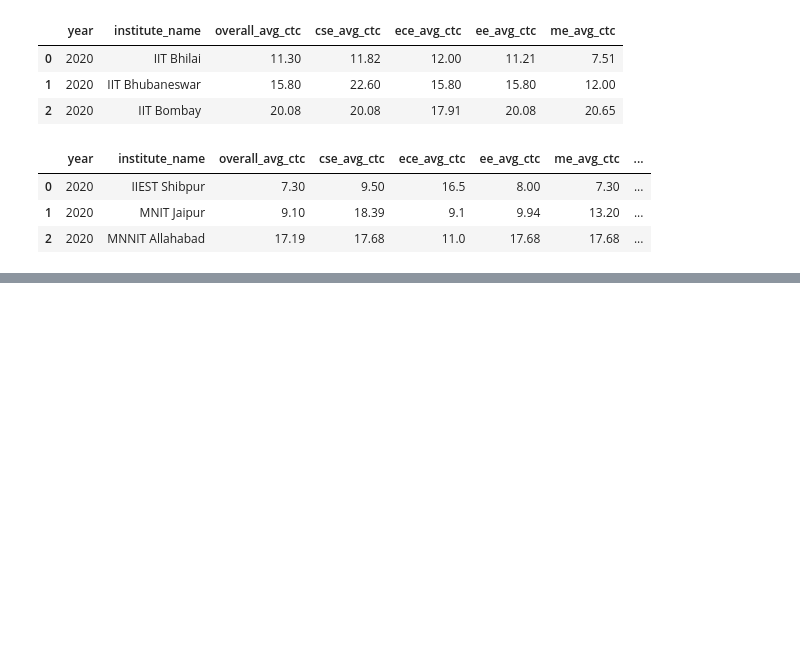
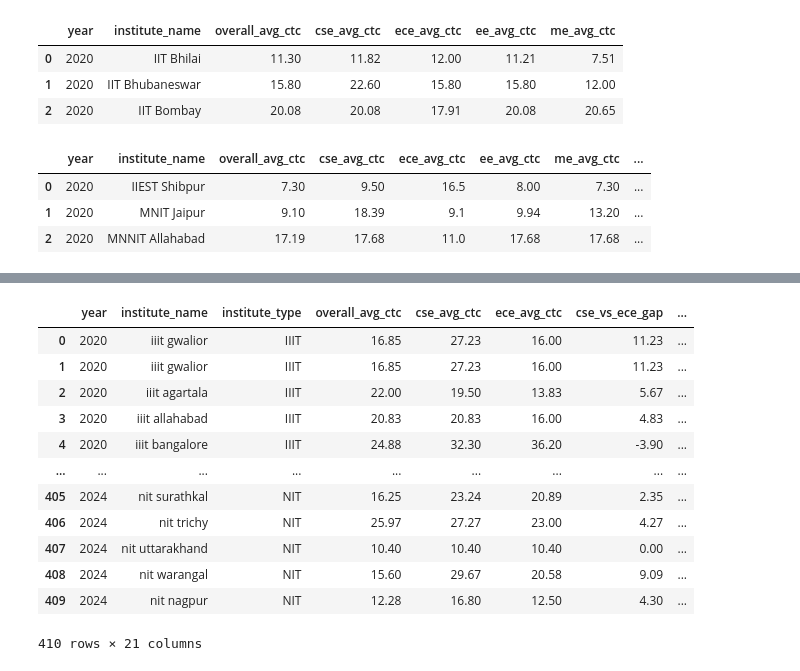
Before and after one commit to anuragchaubey1224/smart-college-recommender, a Jupyter notebook: notebooks/merge_placement_meta.ipynb, the cells around one changed output, grey strips where cells are left out. Cells and saved outputs as stored; diff of their text form; code cells hidden in the pictures; blank space fills up the shorter version.

Commit message:
merged placement and meta data and saved in csv

```diff
--- a/notebooks/merge_placement_meta.ipynb
+++ b/notebooks/merge_placement_meta.ipynb
@@ -64,0 +227,2 @@ df_placement.to_csv("/Users/anuragchaubey/smart-college-recommender/data/merged/
+# %%
+df_meta = df_meta.drop(columns=['institute_type'])
@@ -64,0 +410,12 @@ df_placement.to_csv("/Users/anuragchaubey/smart-college-recommender/data/merged/
+# %%
+# merge entire data
+df_master = pd.merge(
+    df_placement,
+    df_meta,
+    on='institute_name',
+    how='left'  # Left join so all placement rows are preserved
+)
+# %%
+df_master = df_master.drop(columns=['institute_type_y'], errors='ignore')
+# %%
+df_master = df_master.rename(columns={'institute_type_x': 'institute_type'})
@@ -64,0 +432,16 @@ df_placement.to_csv("/Users/anuragchaubey/smart-college-recommender/data/merged/
+# %%
+df_master
+# %% [output]
+|  | year | institute_name | institute_type | overall_avg_ctc | cse_avg_ctc | ece_avg_ctc | cse_vs_ece_gap | ... |
+| 0 | 2020 | iiit gwalior | IIIT | 16.85 | 27.23 | 16.00 | 11.23 | ... |
+| 1 | 2020 | iiit gwalior | IIIT | 16.85 | 27.23 | 16.00 | 11.23 | ... |
+| 2 | 2020 | iiit agartala | IIIT | 22.00 | 19.50 | 13.83 | 5.67 | ... |
+| 3 | 2020 | iiit allahabad | IIIT | 20.83 | 20.83 | 16.00 | 4.83 | ... |
+| 4 | 2020 | iiit bangalore | IIIT | 24.88 | 32.30 | 36.20 | -3.90 | ... |
+| ... | ... | ... | ... | ... | ... | ... | ... | ... |
+| 405 | 2024 | nit surathkal | NIT | 16.25 | 23.24 | 20.89 | 2.35 | ... |
+| 406 | 2024 | nit trichy | NIT | 25.97 | 27.27 | 23.00 | 4.27 | ... |
+| 407 | 2024 | nit uttarakhand | NIT | 10.40 | 10.40 | 10.40 | 0.00 | ... |
+| 408 | 2024 | nit warangal | NIT | 15.60 | 29.67 | 20.58 | 9.09 | ... |
+| 409 | 2024 | nit nagpur | NIT | 12.28 | 16.80 | 12.50 | 4.30 | ... |
+410 rows × 21 columns
```
Also changed, not shown: parts of 14 cells of this notebook, 1 other file.
